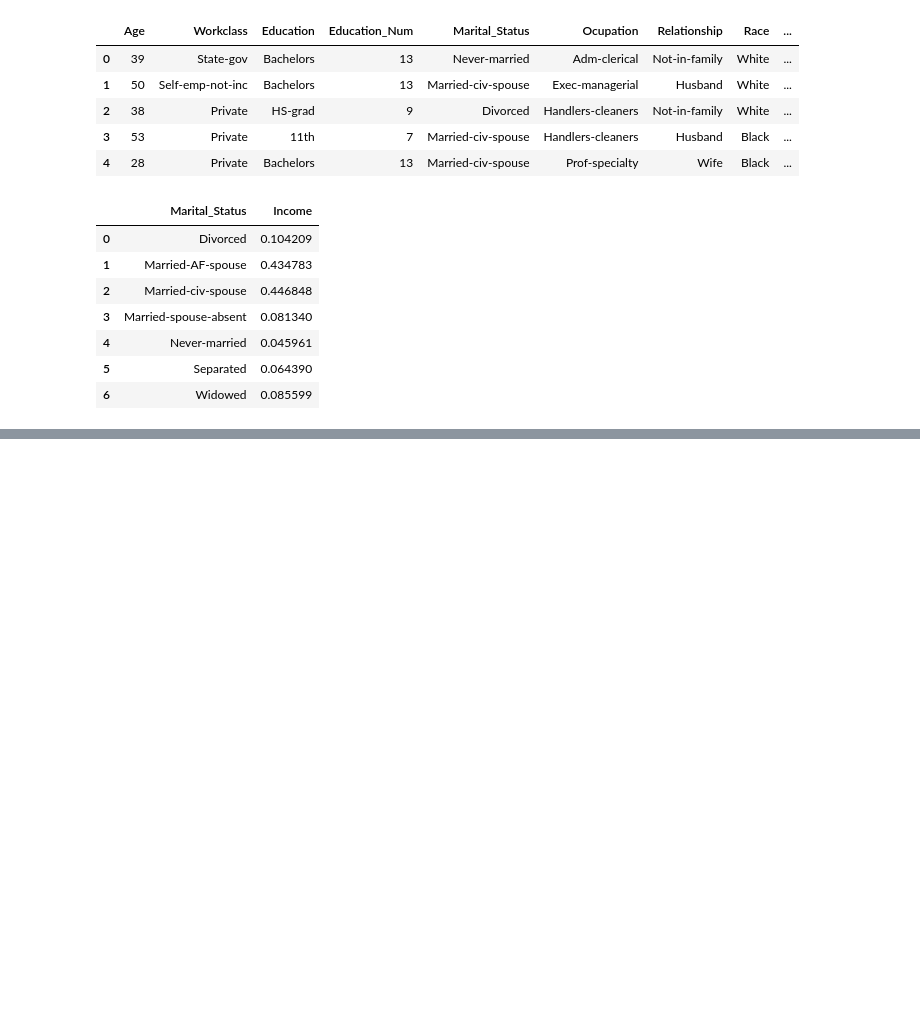
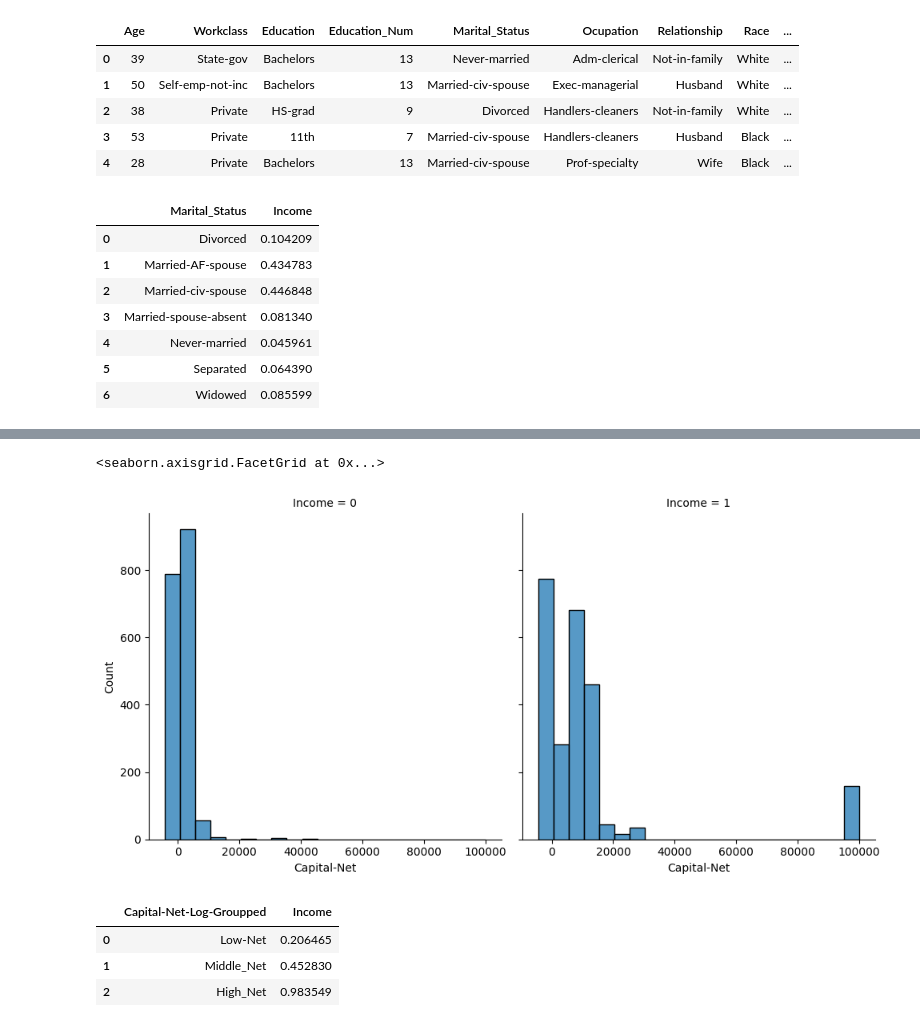
Before and after one commit to baranCapik/machine-learning-on-adult-dataset, a Jupyter notebook: Kaggle-Adult-Ver1.ipynb, the cells around one changed output, grey strips where cells are left out. Cells and saved outputs as stored; diff of their text form; code cells hidden in the pictures; blank space fills up the shorter version.

Commit message:
Feature engineering and EDA on some labels till capital features

```diff
--- a/Kaggle-Adult-Ver1.ipynb
+++ b/Kaggle-Adult-Ver1.ipynb
@@ -233,3 +235,10 @@ df.groupby('Marital_Status', as_index=False)['Income'].mean()
 | 4 | Never-married | 0.045961 |
 | 5 | Separated | 0.064390 |
 | 6 | Widowed | 0.085599 |
+# %%
+marital_map = { "Married-AF-spouse" : "Married-Together","Married-civ-spouse" : "Married-Together","Married-spouse-absent" : "Married-Alone",
+               "Never-married" : "Alone","Separated	" : "Alone","Widowed" : "Alone", "Divorced":"Divorced"
+               }
+df['Marital_Groupped'] = df['Marital_Status'].map(marital_map)
+df.groupby('Marital_Groupped',as_index=False)['Income'].mean()
+#Now we can see the relavence of marital status and income more clearly.
@@ -235,0 +329,2 @@ df.groupby('Marital_Status', as_index=False)['Income'].mean()
+# %%
+df['Capital-Net'] = df['Capital-Gain'] - df['Capital-Loss']
@@ -235,0 +347,30 @@ df.groupby('Marital_Status', as_index=False)['Income'].mean()
+# %%
+sns.displot(
+    df[df["Capital-Net"] != 0],
+    x="Capital-Net",
+    col="Income",
+    binwidth=5000,
+    height=5
+)
+#I filtered out the 0 because there are thousands of 0
+#This plot shows that capital net and income doesnt really have a lineerity at least for this dataset.
+# Maybe we can bound it with other features and get some good information out of them but i won't do that for this(I'm starting to loose my interest on this dataset).
+# %% [output]
+<seaborn.axisgrid.FacetGrid at 0x...>
+[figure, added]
+# %%
+df['Capital-Net-Log'] = np.log1p(df['Capital-Net'].clip(lower=0))
+bins = [0,5,9,15]
+labels = ['Low-Net','Middle_Net','High_Net']
+df['Capital-Net-Log-Groupped'] = pd.cut(df['Capital-Net-Log'],bins = bins, labels=labels, include_lowest=True)
+df.groupby('Capital-Net-Log-Groupped',as_index=False)['Income'].mean()
+#It's clear that 98% is too good to be true.
+# It came out like that because there are very few people in high net category
+# in this dataset in fact there are only 3 or someting so it's unrelaible.
+#Columns related to capital are great to predict outliers especially rich people and we can fix the problems with different binning methods
+#  but since this project is only for practice i won't be doing that and i will drop those columns.
+# %% [output]
+|  | Capital-Net-Log-Groupped | Income |
+| 0 | Low-Net | 0.206465 |
+| 1 | Middle_Net | 0.452830 |
+| 2 | High_Net | 0.983549 |
```
Also changed, not shown: parts of 12 cells of this notebook.
